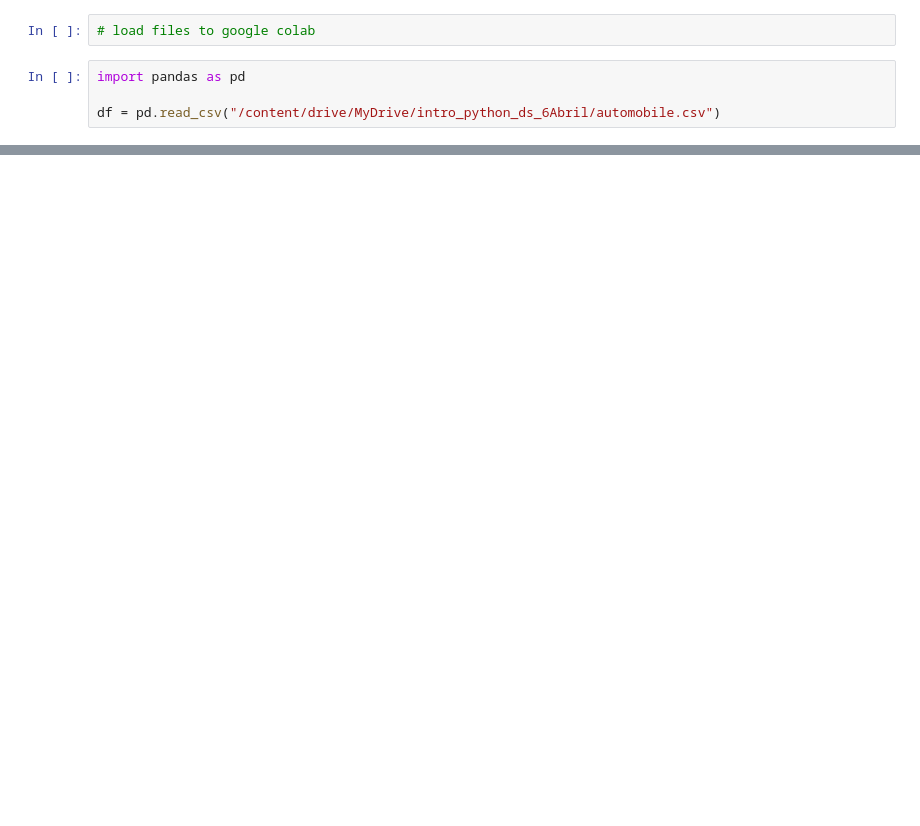
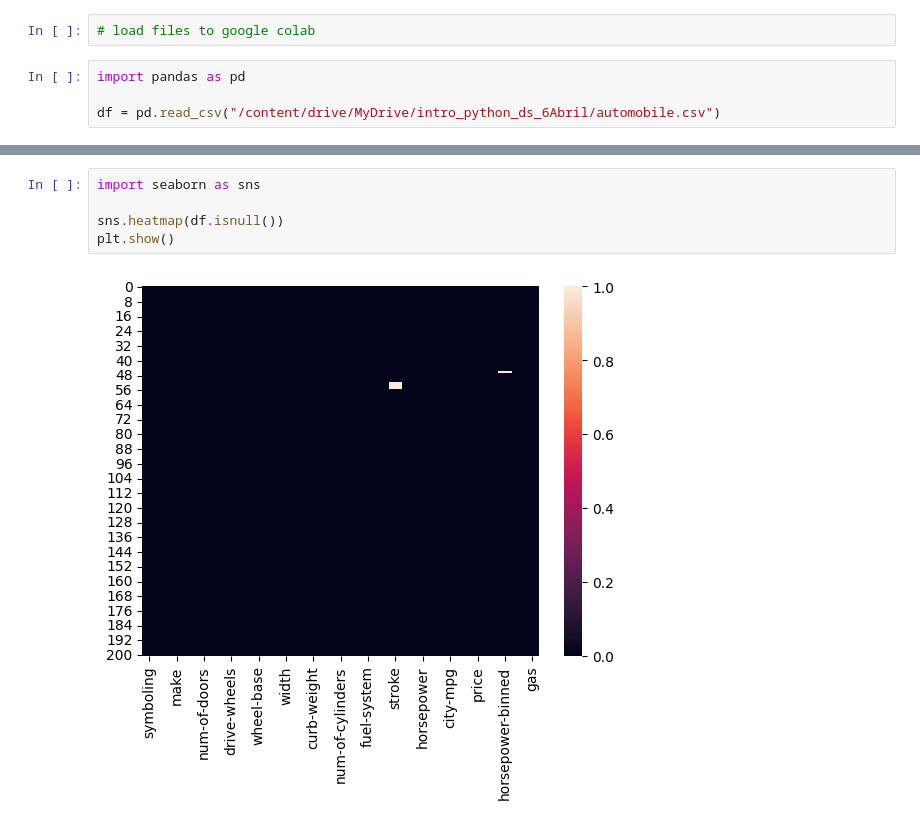
Before and after one commit to antadlp/intro_python_6_06_23, a Jupyter notebook: 10Abril_.ipynb, the cells around one changed output, grey strips where cells are left out. Drawn from its saved outputs; the diff is of its cells as text; blank space fills up the shorter version.

```diff
--- a/10Abril_.ipynb
+++ b/10Abril_.ipynb
@@ -60,0 +159,7 @@ df = pd.read_csv("/content/drive/MyDrive/intro_python_ds_6Abril/automobile.csv")
+# %%
+import seaborn as sns
+
+sns.heatmap(df.isnull())
+plt.show()
+# %% [output]
+[figure, added]
```
Also changed, not shown: parts of 41 cells of this notebook.
